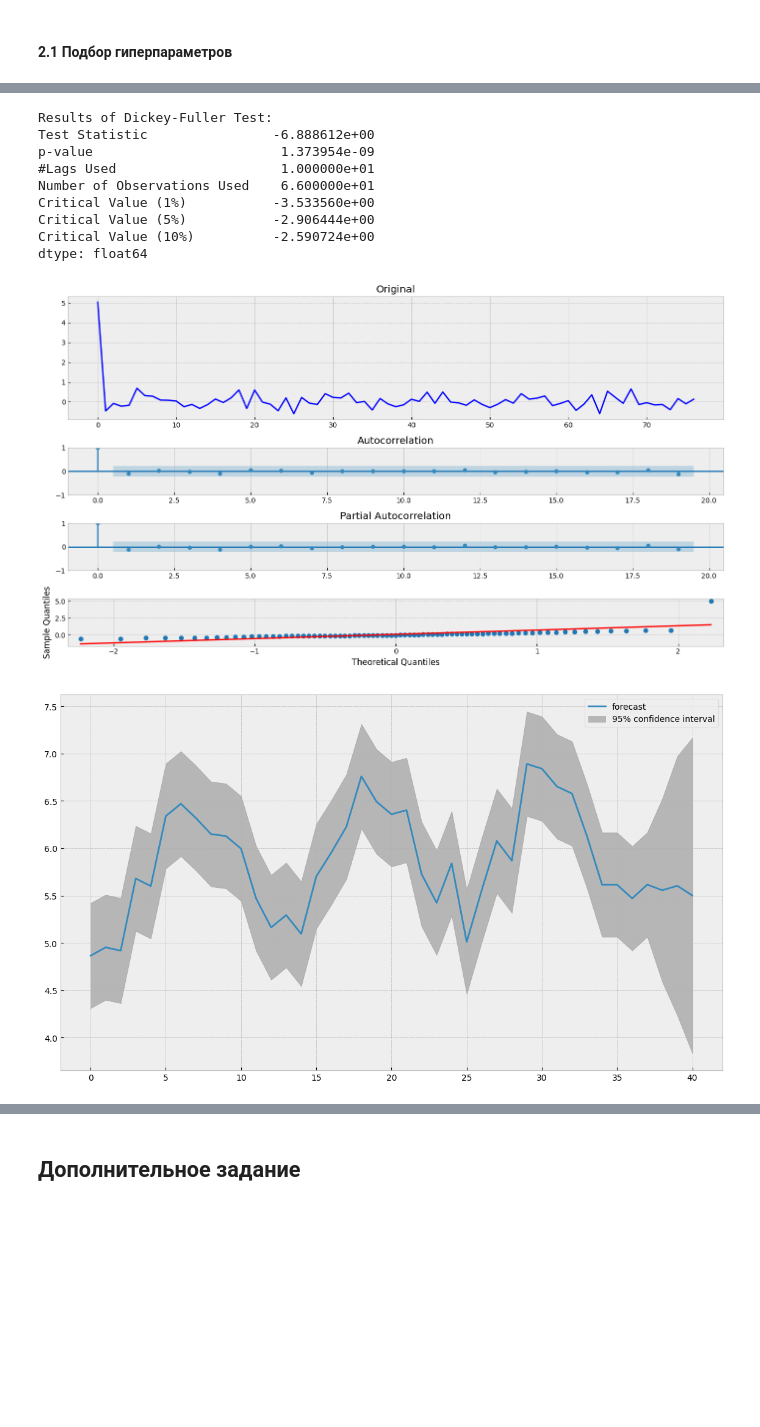
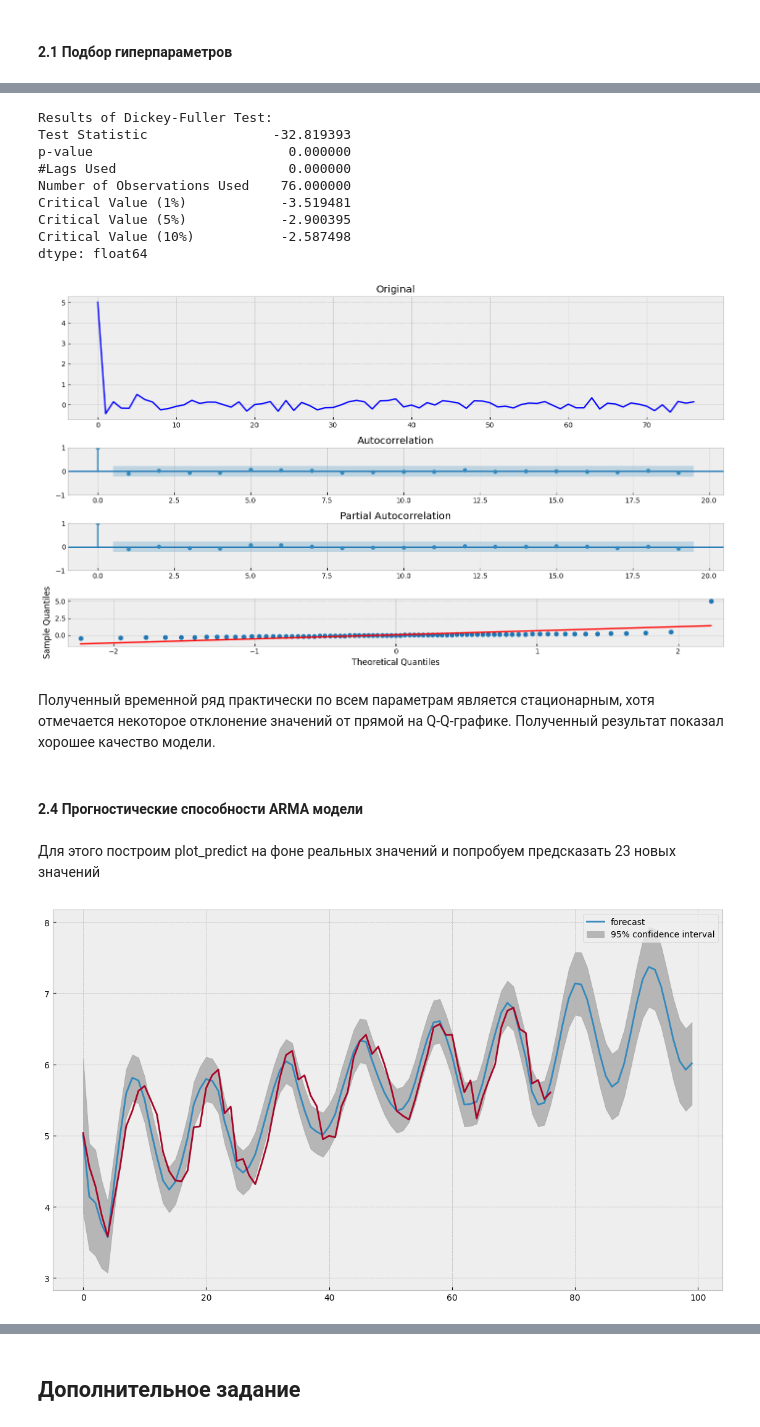
Before and after one commit to BalshowAndrew/time_series, a Jupyter notebook: ts_studying/03_hw_time_series.ipynb, the cells around one changed output, grey strips where cells are left out. Drawn from its saved outputs; the diff is of its cells as text; code cells hidden in the pictures; blank space fills up the shorter version.

Commit message:
03_hw_time_series was done

```diff
--- a/ts_studying/03_hw_time_series.ipynb
+++ b/ts_studying/03_hw_time_series.ipynb
@@ -122,5 +126,5 @@ aic: -27.40634 | order: (4, 2)
 # %%
-arma_model = ARIMA(series, order=(4, 0, 2), trend='n').fit()
+arma_model = ARIMA(series, order=(3, 0, 3), trend='t').fit()
 # %%
 print(arma_model.summary())
 # %% [output]
@@ -145,19 +151,26 @@ Warnings:
 tsplot(arma_model.resid)
 # %% [output]
 Results of Dickey-Fuller Test:
-Test Statistic                -6.888612e+00
-p-value                        1.373954e-09
-#Lags Used                     1.000000e+01
-Number of Observations Used    6.600000e+01
-Critical Value (1%)           -3.533560e+00
-Critical Value (5%)           -2.906444e+00
-Critical Value (10%)          -2.590724e+00
+Test Statistic                -32.819393
+p-value                         0.000000
+#Lags Used                      0.000000
+Number of Observations Used    76.000000
+Critical Value (1%)            -3.519481
+Critical Value (5%)            -2.900395
+Critical Value (10%)           -2.587498
 dtype: float64
-[figure, old version]
+[figure, new version]
+# %% [markdown]
+Полученный временной ряд практически по всем параметрам является стационарным, хотя отмечается некоторое отклонение значений от прямой на Q-Q-графике. Полученный результат показал хорошее качество модели.
+# %% [markdown]
+#### 2.4 Прогностические способности ARMA модели
+# %% [markdown]
+Для этого построим plot_predict на фоне реальных значений и попробуем предсказать 23 новых значений
 # %%
 with plt.style.context(style='bmh'):
     plt.figure(figsize=(14,8))
     ax = plt.axes()
-    plot_predict(arma_model, start=40, end=80, ax=ax)
+    plot_predict(arma_model, start=1, end=100, ax=ax)
+    plt.plot(series)
 # %% [output]
-[figure, old version]
+[figure, new version]
```
Also changed, not shown: parts of 46 cells of this notebook.
